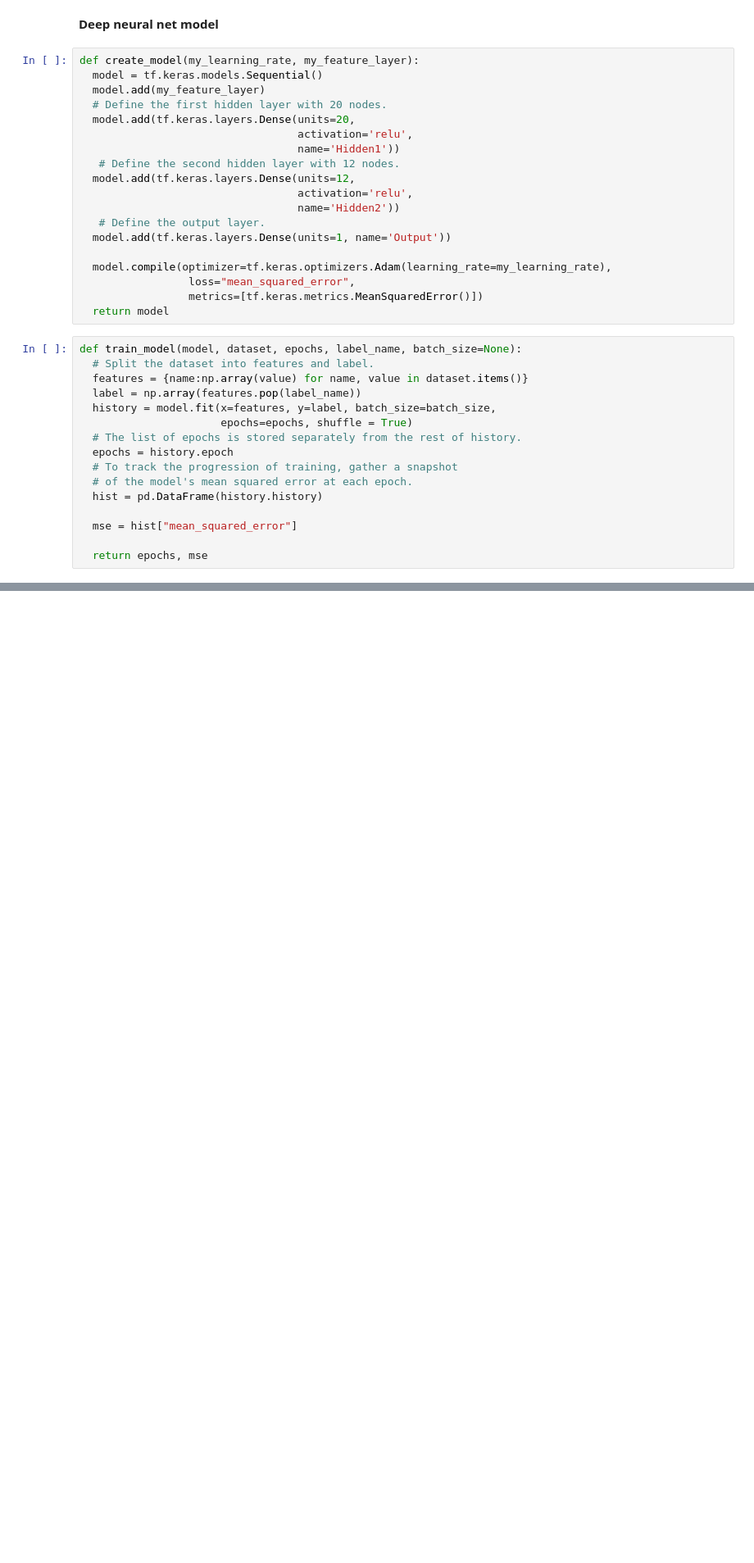
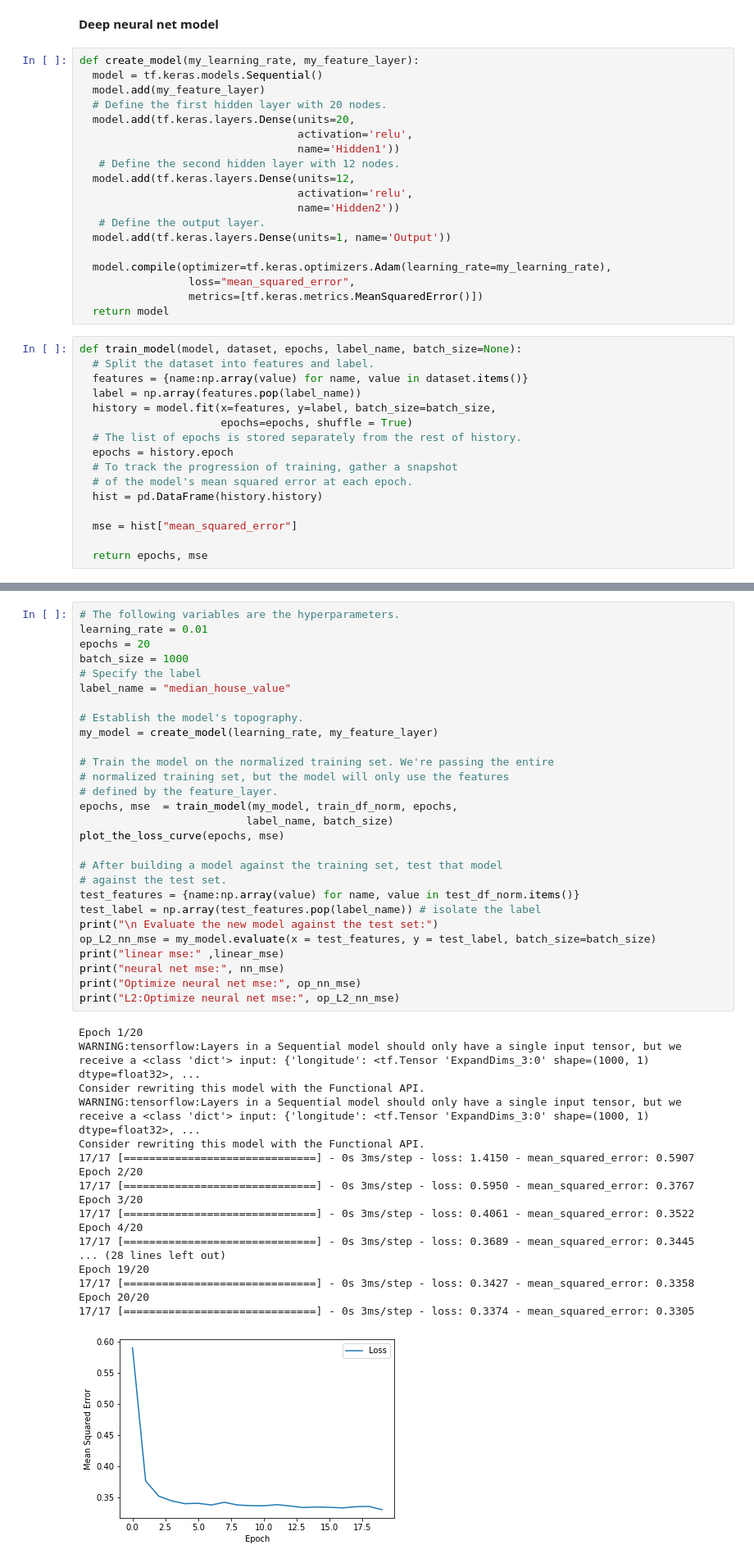
Before and after one commit to kjcoursera/TensorFlow, a Jupyter notebook: Intro_neural_nets_CA_housing.ipynb, the cells around one changed output, grey strips where cells are left out. Shown at 82% size. Drawn from its saved outputs; the diff is of its cells as text; blank space fills up the shorter version.

```diff
--- a/Intro_neural_nets_CA_housing.ipynb
+++ b/Intro_neural_nets_CA_housing.ipynb
@@ -336,0 +370,47 @@ Consider rewriting this model with the Functional API.
+# %%
+# The following variables are the hyperparameters.
+learning_rate = 0.01
+epochs = 20
+batch_size = 1000
+# Specify the label
+label_name = "median_house_value"
+
+# Establish the model's topography.
+my_model = create_model(learning_rate, my_feature_layer)
+
+# Train the model on the normalized training set. We're passing the entire
+# normalized training set, but the model will only use the features
+# defined by the feature_layer.
+epochs, mse  = train_model(my_model, train_df_norm, epochs,
+                          label_name, batch_size)
+plot_the_loss_curve(epochs, mse)
+
+# After building a model against the training set, test that model
+# against the test set.
+test_features = {name:np.array(value) for name, value in test_df_norm.items()}
+test_label = np.array(test_features.pop(label_name)) # isolate the label
+print("\n Evaluate the new model against the test set:")
+op_L2_nn_mse = my_model.evaluate(x = test_features, y = test_label, batch_size=batch_size)
+print("linear mse:" ,linear_mse)
+print("neural net mse:", nn_mse)
+print("Optimize neural net mse:", op_nn_mse)
+print("L2:Optimize neural net mse:", op_L2_nn_mse)
+# %% [output]
+Epoch 1/20
+WARNING:tensorflow:Layers in a Sequential model should only have a single input tensor, but we receive a <class 'dict'> input: {'longitude': <tf.Tensor 'ExpandDims_3:0' shape=(1000, 1) dtype=float32>, ...
+Consider rewriting this model with the Functional API.
+WARNING:tensorflow:Layers in a Sequential model should only have a single input tensor, but we receive a <class 'dict'> input: {'longitude': <tf.Tensor 'ExpandDims_3:0' shape=(1000, 1) dtype=float32>, ...
+Consider rewriting this model with the Functional API.
+17/17 [==============================] - 0s 3ms/step - loss: 1.4150 - mean_squared_error: 0.5907
+Epoch 2/20
+17/17 [==============================] - 0s 3ms/step - loss: 0.5950 - mean_squared_error: 0.3767
+Epoch 3/20
+17/17 [==============================] - 0s 3ms/step - loss: 0.4061 - mean_squared_error: 0.3522
+Epoch 4/20
+17/17 [==============================] - 0s 3ms/step - loss: 0.3689 - mean_squared_error: 0.3445
+... (28 lines left out)
+Epoch 19/20
+17/17 [==============================] - 0s 3ms/step - loss: 0.3427 - mean_squared_error: 0.3358
+Epoch 20/20
+17/17 [==============================] - 0s 3ms/step - loss: 0.3374 - mean_squared_error: 0.3305
+[figure, added]
```
Also changed, not shown: parts of 12 cells of this notebook.
